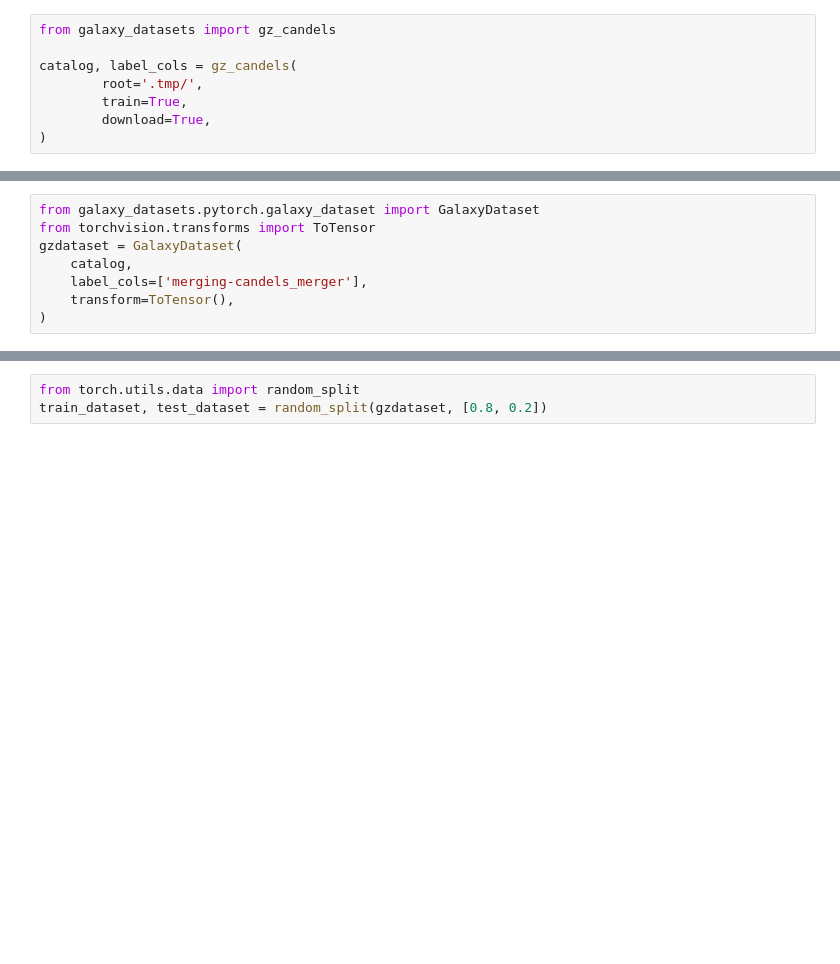
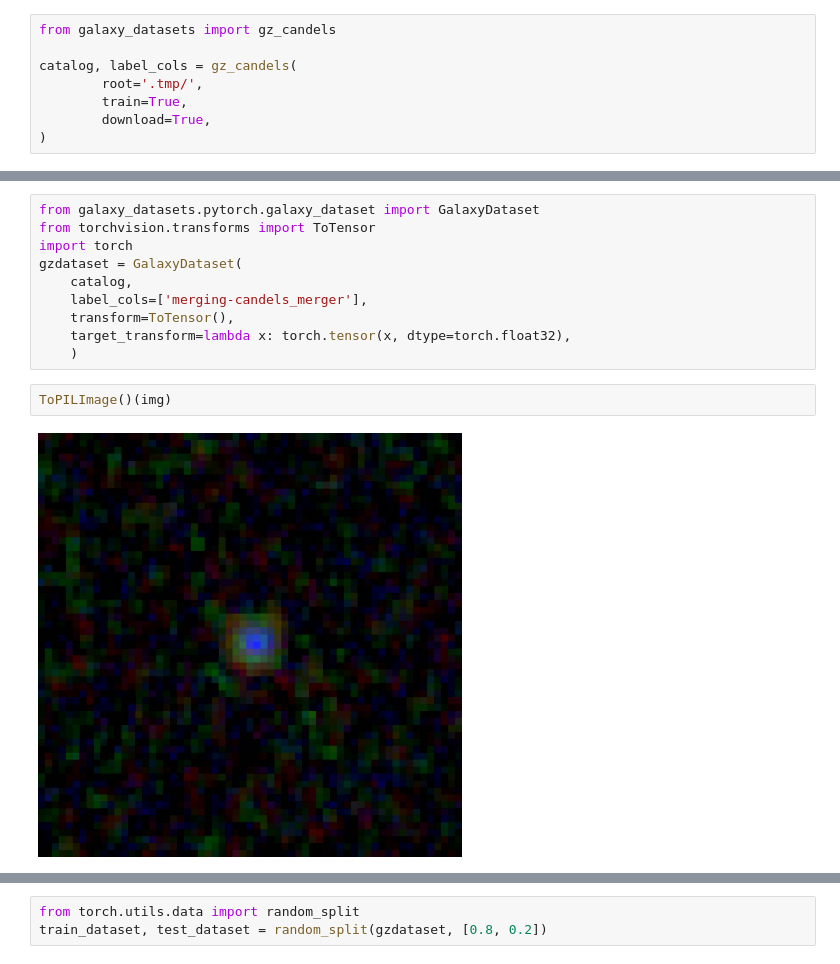
Before and after one commit to sjmckay/ml-sandbox, a Jupyter notebook: sandbox.ipynb, the cells around one changed output, grey strips where cells are left out. Cells and saved outputs as stored; diff of their text form; blank space fills up the shorter version.

```diff
--- a/sandbox.ipynb
+++ b/sandbox.ipynb
@@ -31,11 +29,17 @@ array(['smooth-or-featured-candels_smooth',
 # %%
 from galaxy_datasets.pytorch.galaxy_dataset import GalaxyDataset
 from torchvision.transforms import ToTensor
+import torch
 gzdataset = GalaxyDataset(
     catalog,
     label_cols=['merging-candels_merger'],
     transform=ToTensor(),
-)
+    target_transform=lambda x: torch.tensor(x, dtype=torch.float32),
+    )
+# %%
+ToPILImage()(img)
+# %% [output]
+[figure, added]
 # %%
 import numpy as np
 import matplotlib.pyplot as plt
```
Also changed, not shown: parts of 5 cells of this notebook, 1 other file.
